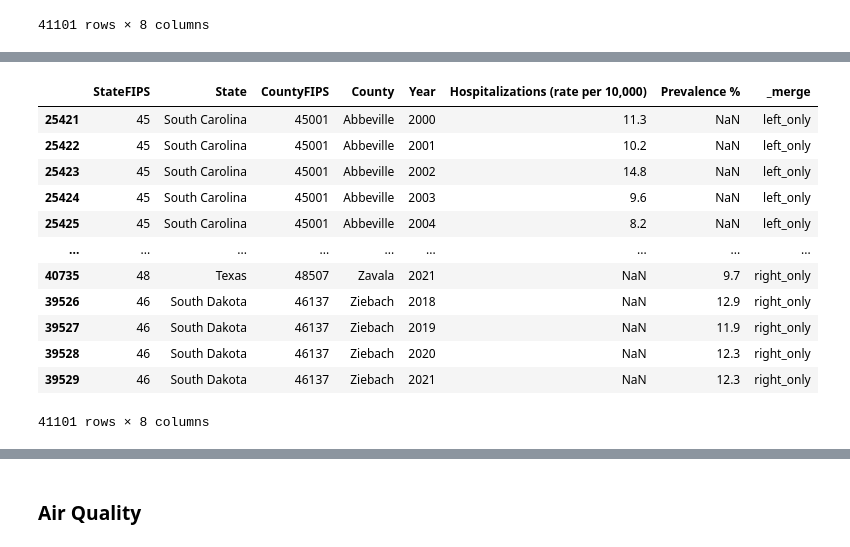
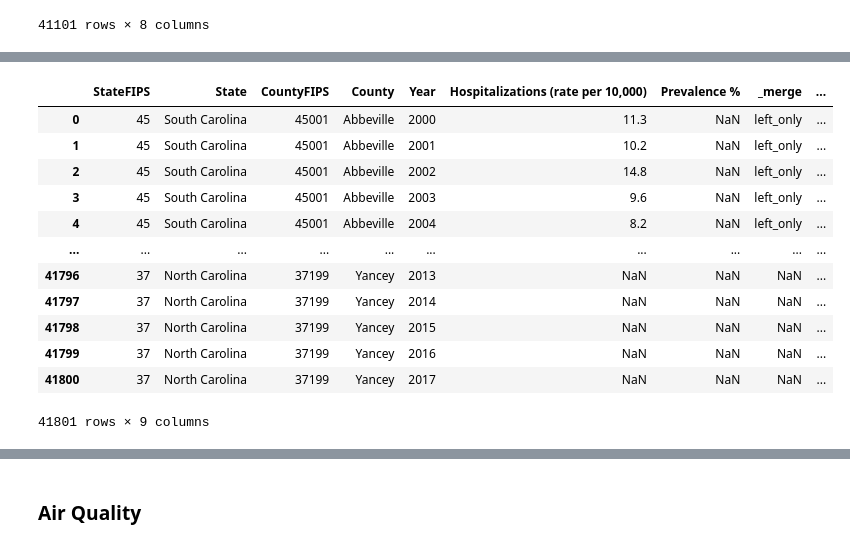
Before and after one commit to Airee66/DAT490, a Jupyter notebook: EDA.ipynb, the cells around one changed output, grey strips where cells are left out. Saved outputs shown, nothing was run; the diff lists cells and outputs as text; code cells hidden in the pictures.

```diff
--- a/EDA.ipynb
+++ b/EDA.ipynb
@@ -220,17 +212,18 @@ prev_hosp_merge.loc[prev_hosp_merge['CountyFIPS'] == 4001]
-# %%
-prev_hosp_merge = prev_hosp_merge.sort_values(by = ['County', 'Year'], ascending = True)
-prev_hosp_merge
-# %% [output]
-|  | StateFIPS | State | CountyFIPS | County | Year | Hospitalizations (rate per 10,000) | Prevalence % | _merge |
-| 25421 | 45 | South Carolina | 45001 | Abbeville | 2000 | 11.3 | NaN | left_only |
-| 25422 | 45 | South Carolina | 45001 | Abbeville | 2001 | 10.2 | NaN | left_only |
-| 25423 | 45 | South Carolina | 45001 | Abbeville | 2002 | 14.8 | NaN | left_only |
-| 25424 | 45 | South Carolina | 45001 | Abbeville | 2003 | 9.6 | NaN | left_only |
-| 25425 | 45 | South Carolina | 45001 | Abbeville | 2004 | 8.2 | NaN | left_only |
-| ... | ... | ... | ... | ... | ... | ... | ... | ... |
-| 40735 | 48 | Texas | 48507 | Zavala | 2021 | NaN | 9.7 | right_only |
-| 39526 | 46 | South Dakota | 46137 | Ziebach | 2018 | NaN | 12.9 | right_only |
-| 39527 | 46 | South Dakota | 46137 | Ziebach | 2019 | NaN | 11.9 | right_only |
-| 39528 | 46 | South Dakota | 46137 | Ziebach | 2020 | NaN | 12.3 | right_only |
-| 39529 | 46 | South Dakota | 46137 | Ziebach | 2021 | NaN | 12.3 | right_only |
-41101 rows × 8 columns
+# %%
+#Merging in ER visits
+all_asthma = prev_hosp_merge.merge(asthma_er, on=['StateFIPS','State', 'CountyFIPS', 'County', 'Year'], how='outer')
+all_asthma
+# %% [output]
+|  | StateFIPS | State | CountyFIPS | County | Year | Hospitalizations (rate per 10,000) | Prevalence % | _merge | ... |
+| 0 | 45 | South Carolina | 45001 | Abbeville | 2000 | 11.3 | NaN | left_only | ... |
+| 1 | 45 | South Carolina | 45001 | Abbeville | 2001 | 10.2 | NaN | left_only | ... |
+| 2 | 45 | South Carolina | 45001 | Abbeville | 2002 | 14.8 | NaN | left_only | ... |
+| 3 | 45 | South Carolina | 45001 | Abbeville | 2003 | 9.6 | NaN | left_only | ... |
+| 4 | 45 | South Carolina | 45001 | Abbeville | 2004 | 8.2 | NaN | left_only | ... |
+| ... | ... | ... | ... | ... | ... | ... | ... | ... | ... |
+| 41796 | 37 | North Carolina | 37199 | Yancey | 2013 | NaN | NaN | NaN | ... |
+| 41797 | 37 | North Carolina | 37199 | Yancey | 2014 | NaN | NaN | NaN | ... |
+| 41798 | 37 | North Carolina | 37199 | Yancey | 2015 | NaN | NaN | NaN | ... |
+| 41799 | 37 | North Carolina | 37199 | Yancey | 2016 | NaN | NaN | NaN | ... |
+| 41800 | 37 | North Carolina | 37199 | Yancey | 2017 | NaN | NaN | NaN | ... |
+41801 rows × 9 columns
```
Also changed, not shown: parts of 5 cells of this notebook.
